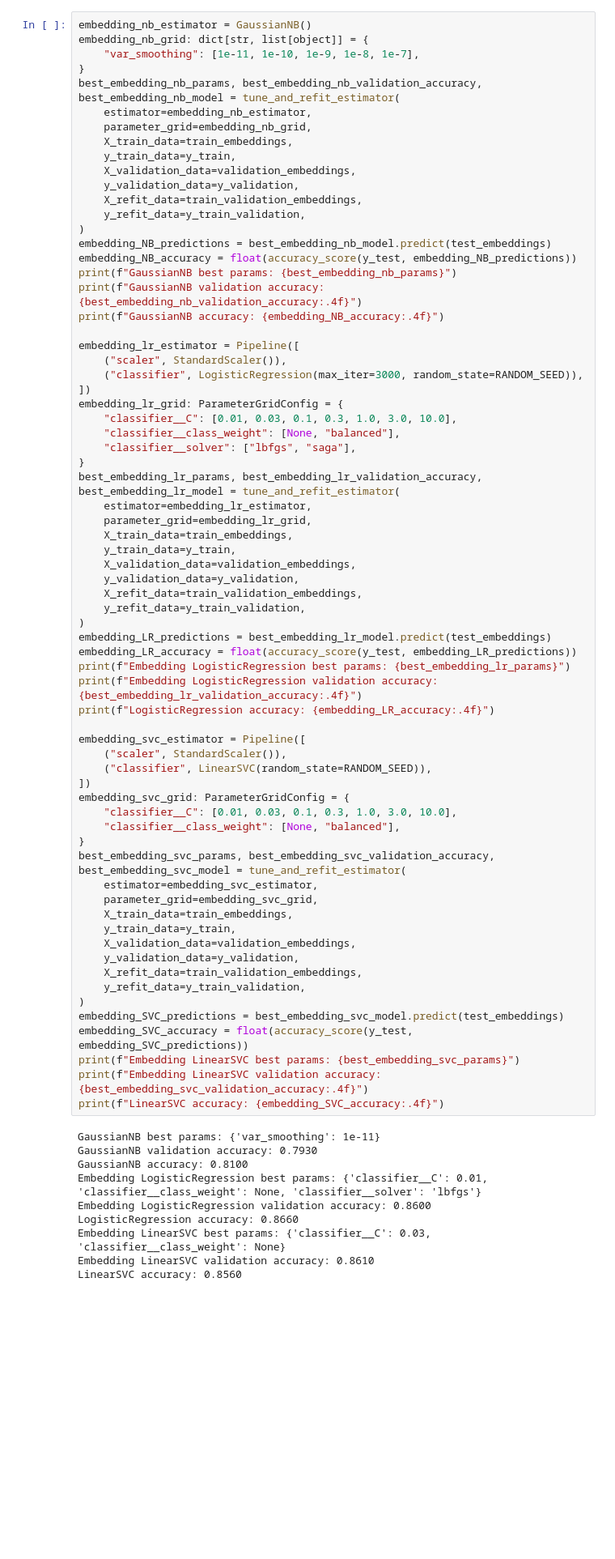
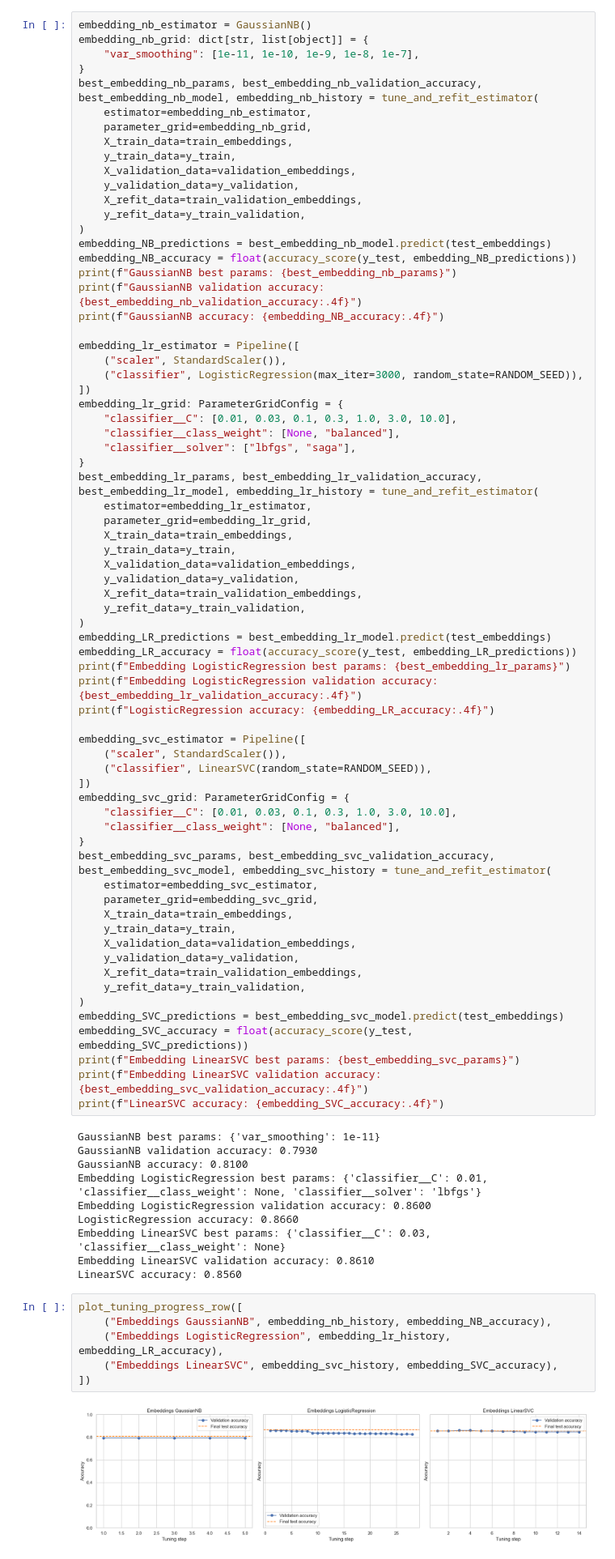
Before and after one commit to matesssaks/SemanticClassification, a Jupyter notebook: SemanticClassification.ipynb, the cells around one changed output. Shown at 81% size. Cells and saved outputs as stored; diff of their text form; blank space fills up the shorter version.

```diff
--- a/SemanticClassification.ipynb
+++ b/SemanticClassification.ipynb
@@ -509,7 +556,7 @@ embedding_nb_estimator = GaussianNB()
 embedding_nb_grid: dict[str, list[object]] = {
     "var_smoothing": [1e-11, 1e-10, 1e-9, 1e-8, 1e-7],
 }
-best_embedding_nb_params, best_embedding_nb_validation_accuracy, best_embedding_nb_model = tune_and_refit_estimator(
+best_embedding_nb_params, best_embedding_nb_validation_accuracy, best_embedding_nb_model, embedding_nb_history = tune_and_refit_estimator(
     estimator=embedding_nb_estimator,
     parameter_grid=embedding_nb_grid,
     X_train_data=train_embeddings,
@@ -534,7 +581,7 @@ embedding_lr_grid: ParameterGridConfig = {
     "classifier__class_weight": [None, "balanced"],
     "classifier__solver": ["lbfgs", "saga"],
 }
-best_embedding_lr_params, best_embedding_lr_validation_accuracy, best_embedding_lr_model = tune_and_refit_estimator(
+best_embedding_lr_params, best_embedding_lr_validation_accuracy, best_embedding_lr_model, embedding_lr_history = tune_and_refit_estimator(
     estimator=embedding_lr_estimator,
     parameter_grid=embedding_lr_grid,
     X_train_data=train_embeddings,
@@ -558,7 +605,7 @@ embedding_svc_grid: ParameterGridConfig = {
     "classifier__C": [0.01, 0.03, 0.1, 0.3, 1.0, 3.0, 10.0],
     "classifier__class_weight": [None, "balanced"],
 }
-best_embedding_svc_params, best_embedding_svc_validation_accuracy, best_embedding_svc_model = tune_and_refit_estimator(
+best_embedding_svc_params, best_embedding_svc_validation_accuracy, best_embedding_svc_model, embedding_svc_history = tune_and_refit_estimator(
     estimator=embedding_svc_estimator,
     parameter_grid=embedding_svc_grid,
     X_train_data=train_embeddings,
@@ -583,6 +630,14 @@ LogisticRegression accuracy: 0.8660
 Embedding LinearSVC best params: {'classifier__C': 0.03, 'classifier__class_weight': None}
 Embedding LinearSVC validation accuracy: 0.8610
 LinearSVC accuracy: 0.8560
+# %%
+plot_tuning_progress_row([
+    ("Embeddings GaussianNB", embedding_nb_history, embedding_NB_accuracy),
+    ("Embeddings LogisticRegression", embedding_lr_history, embedding_LR_accuracy),
+    ("Embeddings LinearSVC", embedding_svc_history, embedding_SVC_accuracy),
+])
+# %% [output]
+[figure, added]
 # %% [markdown]
 ## Task 3: Confusion Matrix
 
```
Also changed, not shown: parts of 3 cells of this notebook.
